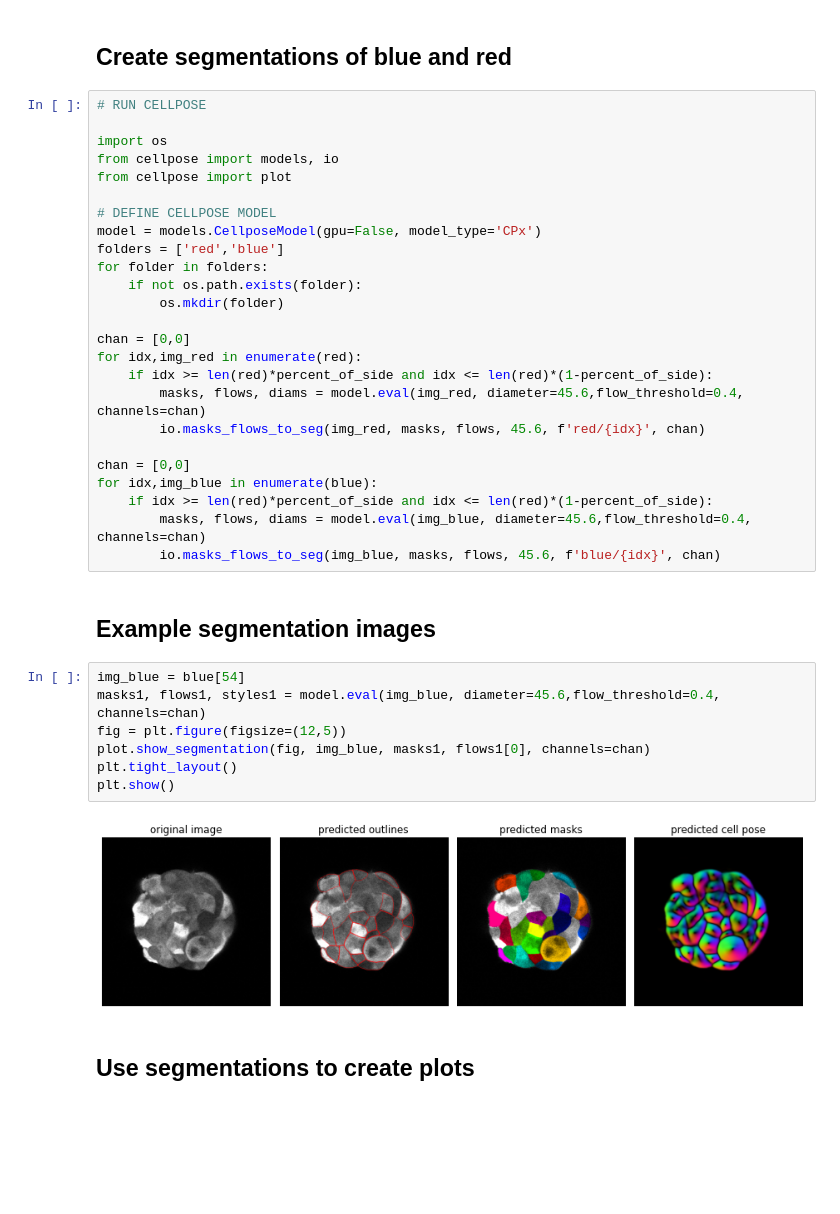
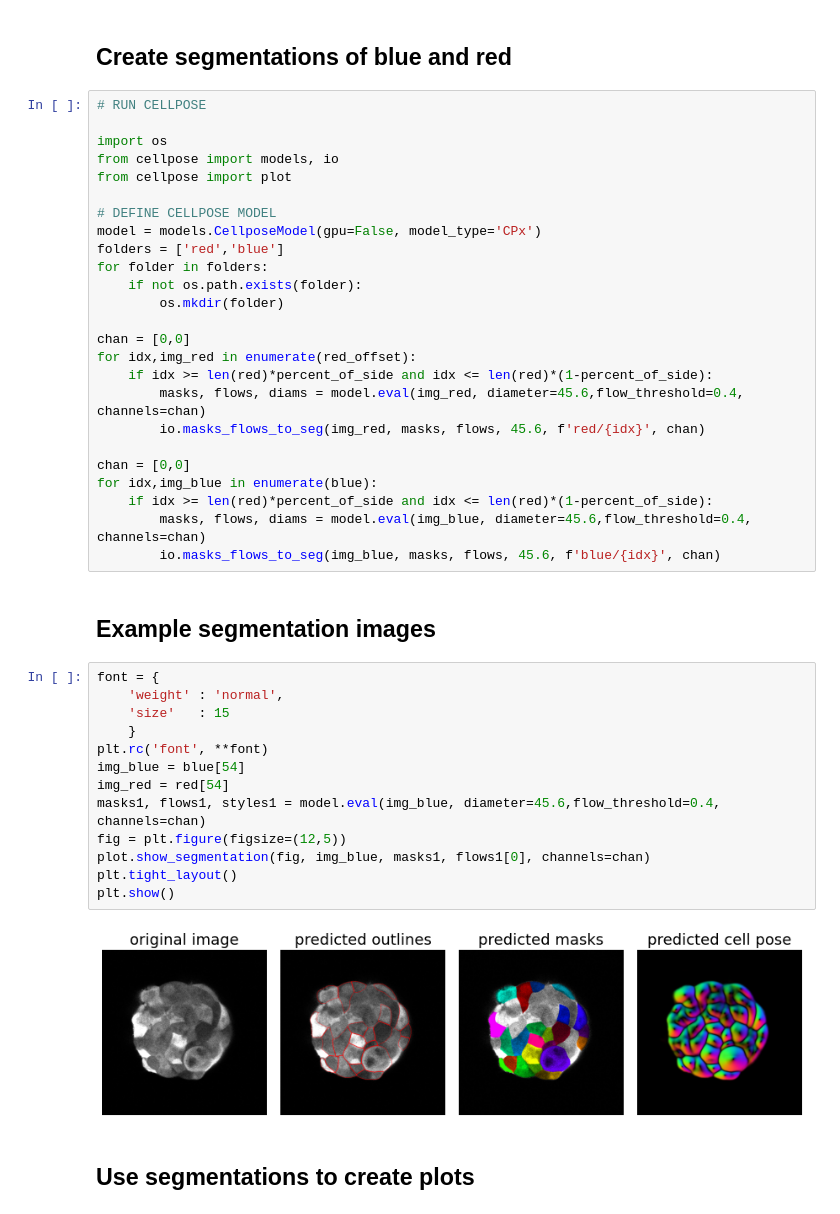
Before and after one commit to degtrdg/spheroid-analysis, a Jupyter notebook: cell_segmentation.ipynb, the cells around one changed output. Saved outputs shown, nothing was run; the diff lists cells and outputs as text; blank space fills up the shorter version.

```diff
--- a/cell_segmentation.ipynb
+++ b/cell_segmentation.ipynb
@@ -37,7 +44,7 @@ for folder in folders:
         os.mkdir(folder)
 
 chan = [0,0]
-for idx,img_red in enumerate(red):
+for idx,img_red in enumerate(red_offset):
     if idx >= len(red)*percent_of_side and idx <= len(red)*(1-percent_of_side):
         masks, flows, diams = model.eval(img_red, diameter=45.6,flow_threshold=0.4, channels=chan)
         io.masks_flows_to_seg(img_red, masks, flows, 45.6, f'red/{idx}', chan)
@@ -50,14 +57,20 @@ for idx,img_blue in enumerate(blue):
 # %% [markdown]
 ## Example segmentation images
 # %%
+font = {
+    'weight' : 'normal',
+    'size'   : 15
+    }
+plt.rc('font', **font)
 img_blue = blue[54]
+img_red = red[54]
 masks1, flows1, styles1 = model.eval(img_blue, diameter=45.6,flow_threshold=0.4, channels=chan)
 fig = plt.figure(figsize=(12,5))
 plot.show_segmentation(fig, img_blue, masks1, flows1[0], channels=chan)
 plt.tight_layout()
 plt.show()
 # %% [output]
-[figure, old version]
+[figure, new version]
 # %% [markdown]
 ## Use segmentations to create plots
 # %% [markdown]
```
Also changed, not shown: parts of 10 cells of this notebook, 6 other files.
